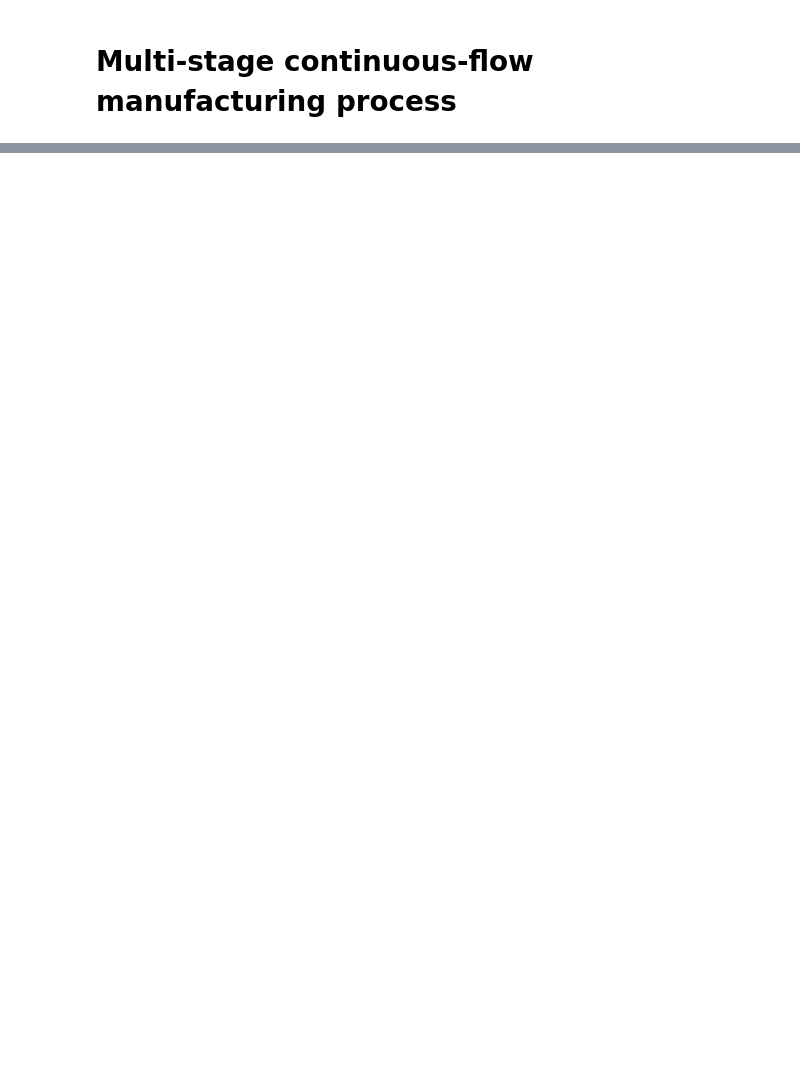
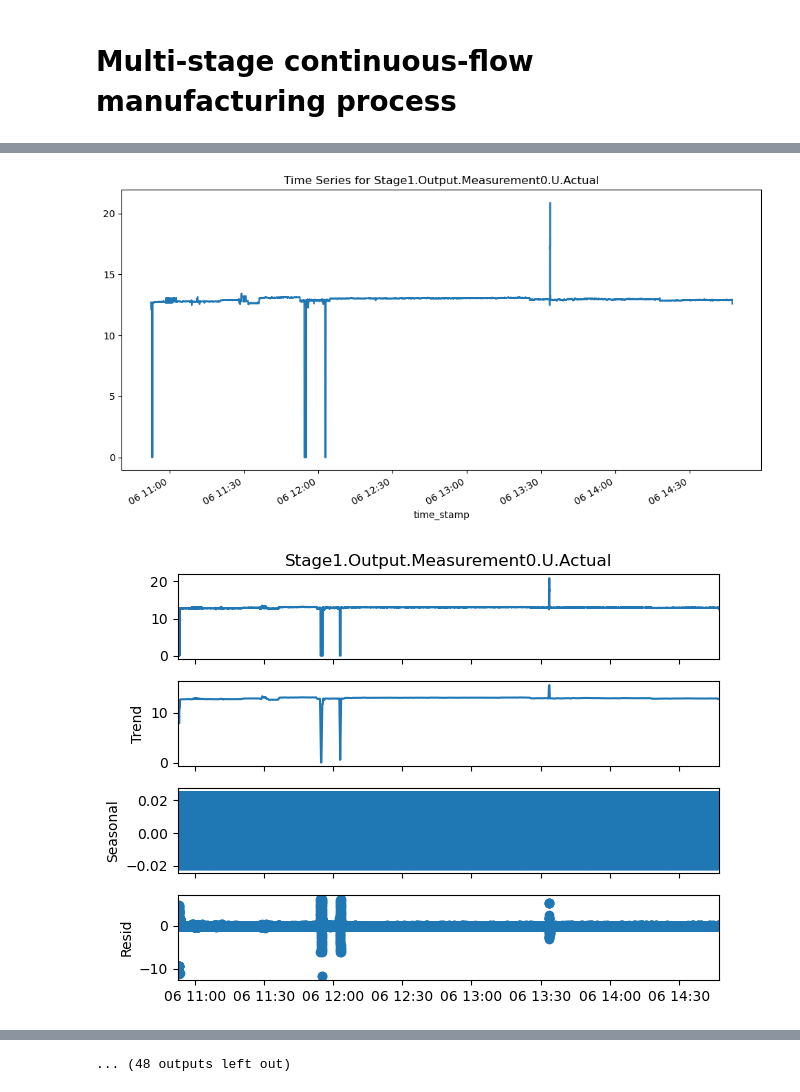
Before and after one commit to MiltonGreat/Process-Optimization, a Jupyter notebook: Manufacturing Process.ipynb, the cells around one changed output, grey strips where cells are left out. Drawn from its saved outputs; the diff is of its cells as text; code cells hidden in the pictures; blank space fills up the shorter version.

```diff
--- a/Manufacturing Process.ipynb
+++ b/Manufacturing Process.ipynb
@@ -53,28 +154,10 @@ Length: 116, dtype: int64
 # %%
-# Handle missing values
-numeric_columns = data.select_dtypes(include=["number"]).columns
-data[numeric_columns] = data[numeric_columns].fillna(data[numeric_columns].median())
-print("\nMissing Values After Handling:")
-print(data.isnull().sum().head(10))  # Confirm no significant missing values remain
-
-# Extract features from the time_stamp column
-data['time_stamp'] = pd.to_datetime(data['time_stamp'], errors='coerce')
-data['hour'] = data['time_stamp'].dt.hour
-data['minute'] = data['time_stamp'].dt.minute
-
-print("\nTime-based Features Extracted:")
-print(data[['time_stamp', 'hour', 'minute']].head())
-
-# Identify input and output columns dynamically
+# Identify input and output columns
 input_features = [col for col in data.columns if "input" in col.lower() or "machine" in col.lower()]
 first_stage_outputs = [col for col in data.columns if "Stage1.Output.Measurement" in col and "Actual" in col]
 second_stage_outputs = [col for col in data.columns if "Stage2.Output.Measurement" in col and "Actual" in col]
 
-print("\nInput Features Identified:")
-print(input_features[:5], f"... ({len(input_features)} total)")
-
-print("\nFirst Stage Outputs Identified:")
-print(first_stage_outputs)
-
-print("\nSecond Stage Outputs Identified:")
-print(second_stage_outputs)
+# Validate identified features
+input_features = [col for col in input_features if col in data.columns]
+first_stage_outputs = [col for col in first_stage_outputs if col in data.columns]
+second_stage_outputs = [col for col in second_stage_outputs if col in data.columns]
@@ -154,0 +264,14 @@ First Stage Feature Importance:
+# %%
+# Time Series Analysis for Stage 1 Outputs
+for output_col in first_stage_outputs:
+    plt.figure(figsize=(12, 6))
+    data.set_index('time_stamp')[output_col].plot(title=f"Time Series for {output_col}")
+    plt.show()
+
+    # Decompose time series into trend, seasonality, and residuals
+    decomposition = seasonal_decompose(data.set_index('time_stamp')[output_col], model='additive', period=24)
+    decomposition.plot()
+    plt.show()
+# %% [output]
+[figure, added]
+[figure, added]
@@ -154,0 +288 @@ First Stage Feature Importance:
+... (48 outputs left out)
```
Also changed, not shown: parts of 40 cells of this notebook.
